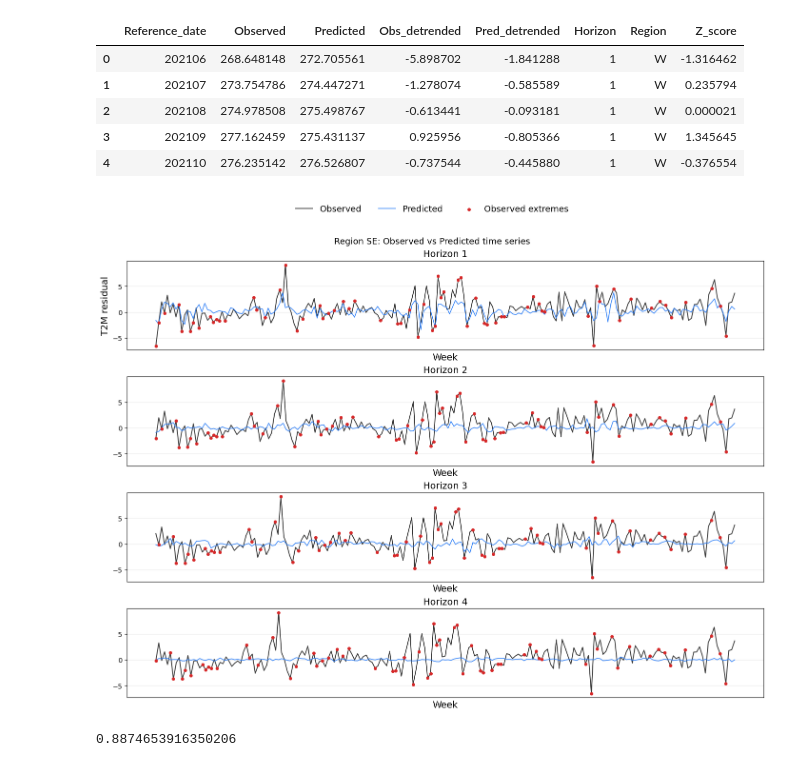
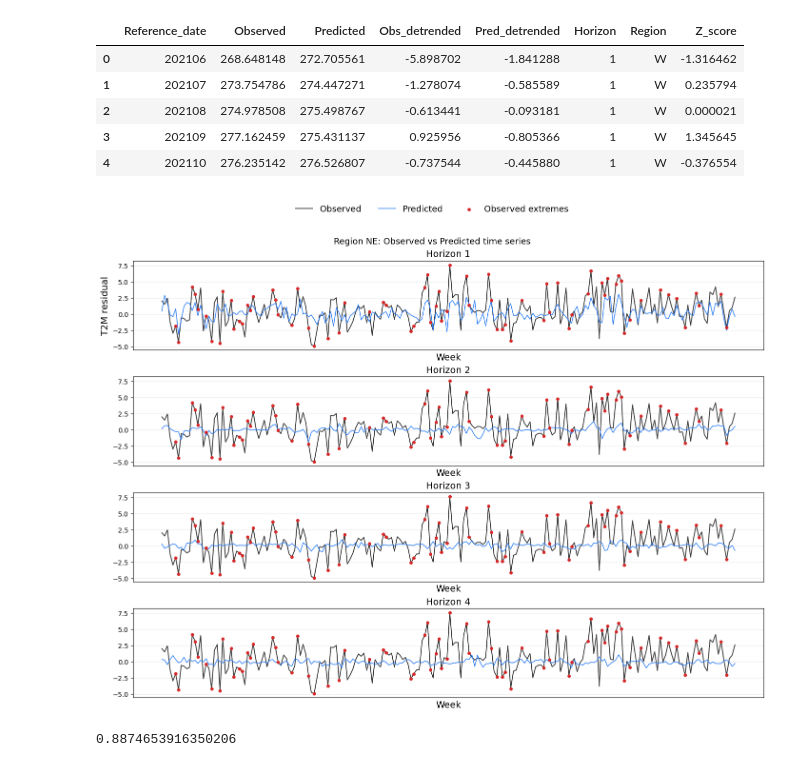
Before and after one commit to sandialabs/ML-methods-for-weather-forecasting-, a Jupyter notebook: Random_forests/final_RF_code/notebooks/plots.ipynb, the cells around one changed output. Cells and saved outputs as stored; diff of their text form; code cells hidden in the pictures.

```diff
--- a/Random_forests/final_RF_code/notebooks/plots.ipynb
+++ b/Random_forests/final_RF_code/notebooks/plots.ipynb
@@ -421,35 +421,35 @@ def plot_obs_vs_pred_by_horizon(
             x[extreme_mask],
             obs[extreme_mask],
             color="#d62728",
             s=16,
             zorder=3,
             label="Observed extremes" if h == 1 else None
         )
         ax.set_xticks(tick_idx)
         ax.set_xticklabels(tick_labels, rotation=45, fontsize=13)
         ax.set_title(f"Horizon {h}", fontsize=14)
         ax.set_ylim(ymin, ymax)
         ax.grid(alpha=0.25)
 
         # Make x-axis lighter / simpler
         ax.set_xticks([])
 
     axes[0].set_ylabel("T2M residual", fontsize=14)
     axes[0].set_xlabel("Week", fontsize=14)
     axes[1].set_xlabel("Week", fontsize=14)
     axes[2].set_xlabel("Week", fontsize=14)
     axes[3].set_xlabel("Week", fontsize=14)
 
     fig.suptitle(f"Region {region}: Observed vs Predicted time series", fontsize=13)
 
     # One shared legend
     handles, labels = axes[0].get_legend_handles_labels()
     fig.legend(handles, labels, loc="upper center", ncol=3, frameon=False, bbox_to_anchor=(0.5, 1.08), fontsize=13)
     plt.savefig(f"Plots/ObsVPred_TimeSeries_{region}.png", dpi=300, bbox_inches="tight")
     plt.show()
-plot_obs_vs_pred_by_horizon(df, region="SE")
+plot_obs_vs_pred_by_horizon(df, region="NE")
 # %% [output]
-[figure, old version]
+[figure, new version]
 # %%
 vmax
 # %% [output]
```
Also changed, not shown: parts of 2 cells of this notebook, 20 other files.
